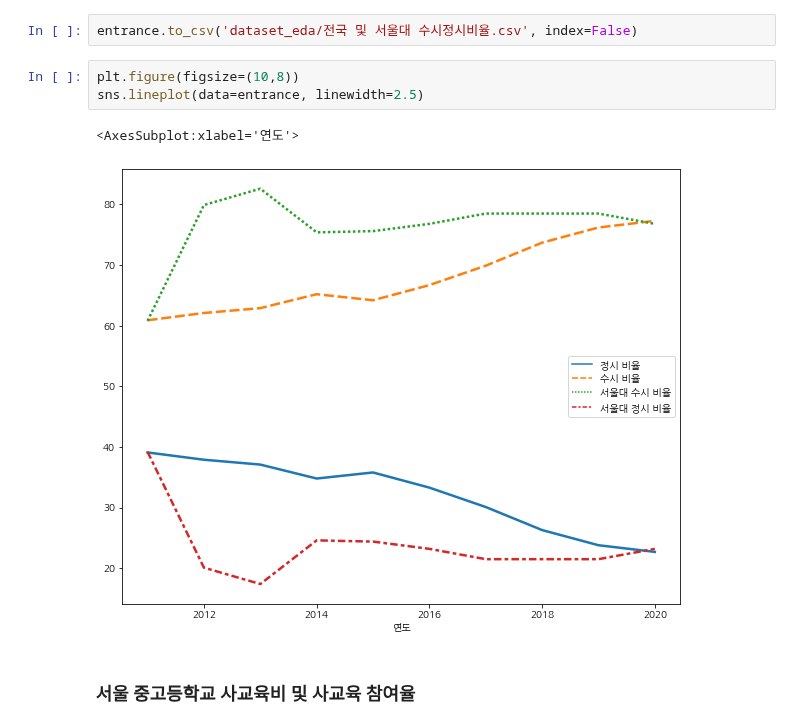
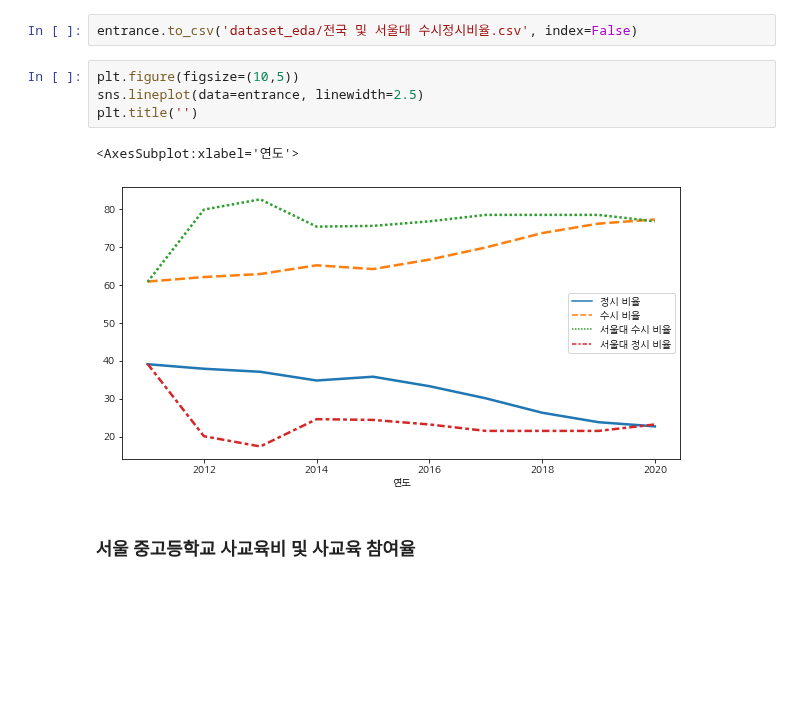
Before and after one commit to moonstar97/Structure, a Jupyter notebook: 가설5번_DEA.ipynb, the cells around one changed output. Cells and saved outputs as stored; diff of their text form; blank space fills up the shorter version.

```diff
--- a/가설5번_DEA.ipynb
+++ b/가설5번_DEA.ipynb
@@ -740,11 +773,12 @@ entrance
 # %%
 entrance.to_csv('dataset_eda/전국 및 서울대 수시정시비율.csv', index=False)
 # %%
-plt.figure(figsize=(10,8))
+plt.figure(figsize=(10,5))
 sns.lineplot(data=entrance, linewidth=2.5)
+plt.title('')
 # %% [output]
 <AxesSubplot:xlabel='연도'>
-[figure, old version]
+[figure, new version]
 # %% [markdown]
 ### 서울 중고등학교 사교육비 및 사교육 참여율
 # %%
```
Also changed, not shown: parts of 8 cells of this notebook.
